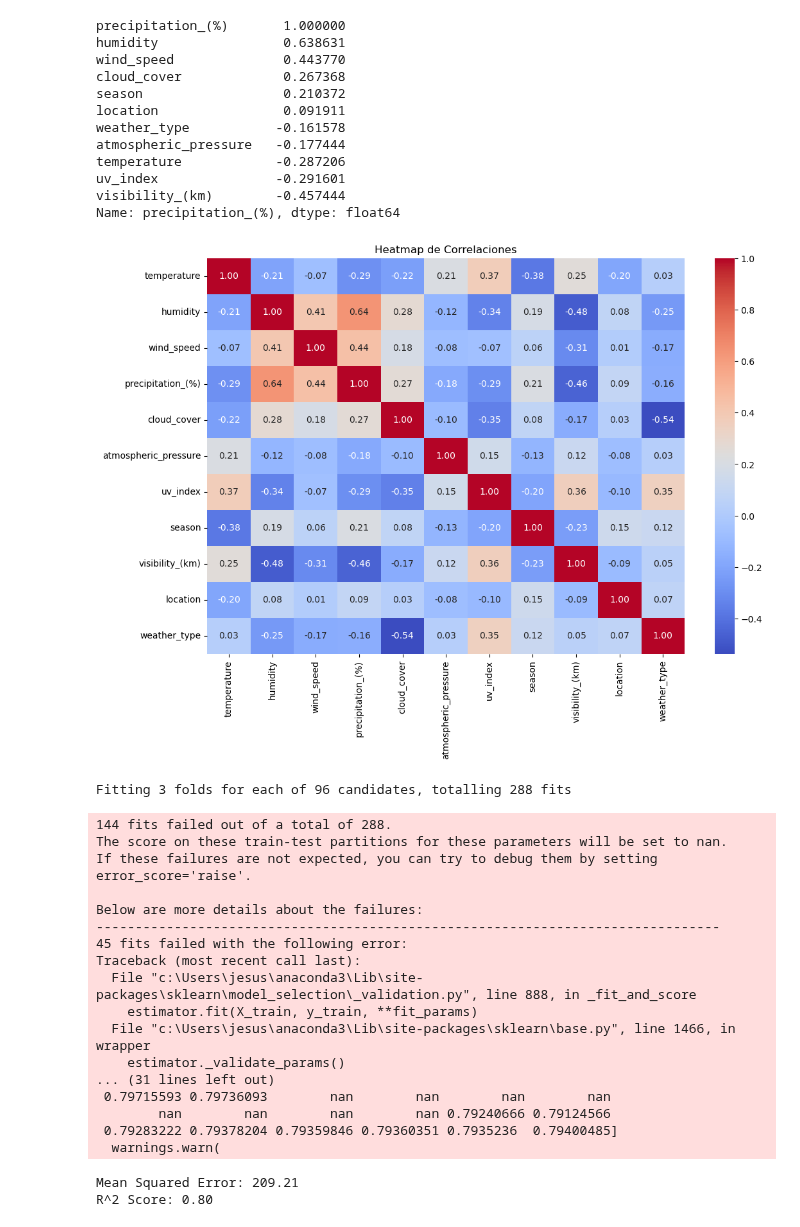
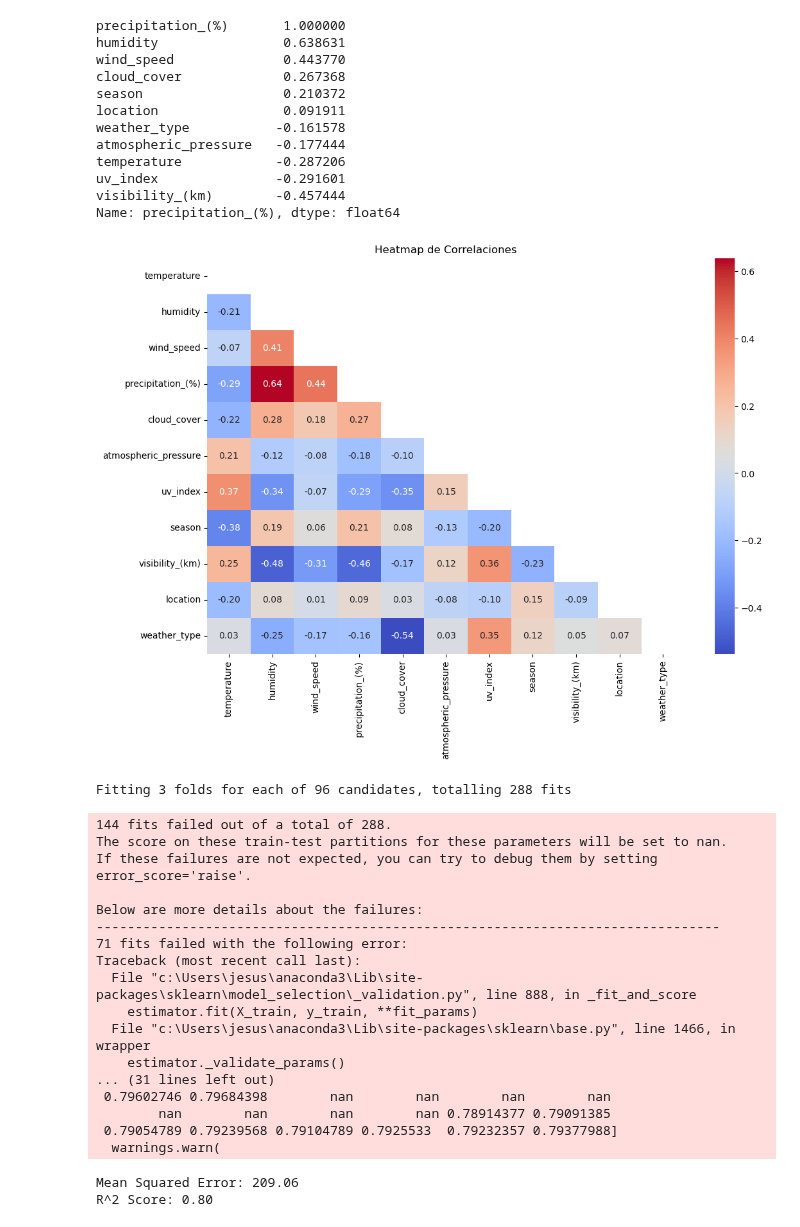
Before and after one commit to jesuserro/weather-prediction-machine-learning, a Jupyter notebook: src/8_random_forest_regressor.ipynb, the cells around one changed output. Saved outputs shown, nothing was run; the diff lists cells and outputs as text; code cells hidden in the pictures.

```diff
--- a/src/8_random_forest_regressor.ipynb
+++ b/src/8_random_forest_regressor.ipynb
@@ -27,7 +27,8 @@ print(correlation[target].sort_values(ascending=False))
 
 # Visualizar el heatmap de correlaciones
 plt.figure(figsize=(12, 8))
-sns.heatmap(correlation, annot=True, cmap='coolwarm', fmt='.2f')
+mask = np.triu(np.ones_like(correlation, dtype=bool))
+sns.heatmap(correlation, annot=True, cmap='coolwarm', fmt='.2f', mask=mask)
 plt.title('Heatmap de Correlaciones')
 plt.show()
 
@@ -45,7 +46,7 @@ X_test_scaled = scaler.transform(X_test)
 
 # Ajustar los parámetros del Random Forest
 param_grid = {
-    'n_estimators': [150, 200],
+    'n_estimators': [50, 100],
     'max_features': ['auto', 'sqrt'],
     'max_depth': [10, 20, None],
     'min_samples_split': [2, 5],
@@ -76,34 +77,34 @@ features = X.columns
 importance_df = pd.DataFrame({'Feature': features, 'Importance': feature_importances})
 importance_df = importance_df.sort_values(by='Importance', ascending=False)
 
 # Visualizar la importancia de las características
 plt.figure(figsize=(12, 8))
 sns.barplot(x='Importance', y='Feature', data=importance_df)
 plt.title('Importancia de las Características')
 plt.show()
 
 # Visualizar los resultados
 plt.figure(figsize=(10, 6))
 plt.scatter(y_test, y_pred, alpha=0.7)
 plt.plot([y_test.min(), y_test.max()], [y_test.min(), y_test.max()], '--r', linewidth=2)
 plt.xlabel('Actual Precipitation (%)')
 plt.ylabel('Predicted Precipitation (%)')
 plt.title('Actual vs Predicted Precipitation (%)')
 plt.show()
 # %% [output]
 precipitation_(%)       1.000000
 humidity                0.638631
 wind_speed              0.443770
 cloud_cover             0.267368
 season                  0.210372
 location                0.091911
 weather_type           -0.161578
 atmospheric_pressure   -0.177444
 temperature            -0.287206
 uv_index               -0.291601
 visibility_(km)        -0.457444
 Name: precipitation_(%), dtype: float64
-[figure, old version]
+[figure, new version]
 Fitting 3 folds for each of 96 candidates, totalling 288 fits
 144 fits failed out of a total of 288.
 The score on these train-test partitions for these parameters will be set to nan.
@@ -111,16 +112,16 @@ If these failures are not expected, you can try to debug them by setting error_s
 
 Below are more details about the failures:
 --------------------------------------------------------------------------------
-45 fits failed with the following error:
+71 fits failed with the following error:
 Traceback (most recent call last):
   File "c:\Users\jesus\anaconda3\Lib\site-packages\sklearn\model_selection\_validation.py", line 888, in _fit_and_score
     estimator.fit(X_train, y_train, **fit_params)
   File "c:\Users\jesus\anaconda3\Lib\site-packages\sklearn\base.py", line 1466, in wrapper
     estimator._validate_params()
 ... (31 lines left out)
- 0.79715593 0.79736093        nan        nan        nan        nan
-        nan        nan        nan        nan 0.79240666 0.79124566
- 0.79283222 0.79378204 0.79359846 0.79360351 0.7935236  0.79400485]
+ 0.79602746 0.79684398        nan        nan        nan        nan
+        nan        nan        nan        nan 0.78914377 0.79091385
+ 0.79054789 0.79239568 0.79104789 0.7925533  0.79232357 0.79377988]
   warnings.warn(
-Mean Squared Error: 209.21
+Mean Squared Error: 209.06
 R^2 Score: 0.80
```
Also changed, not shown: parts of 1 cell of this notebook.
